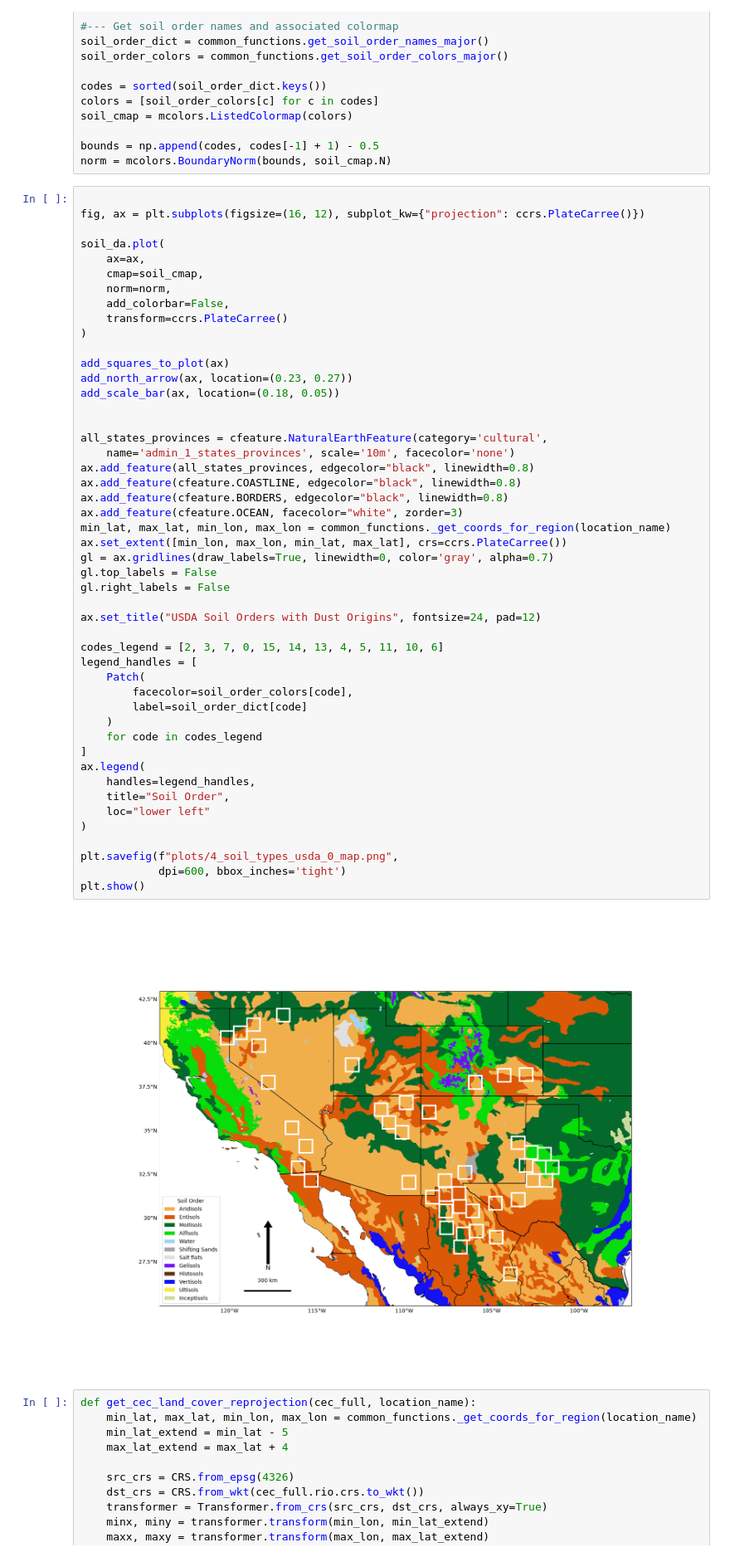
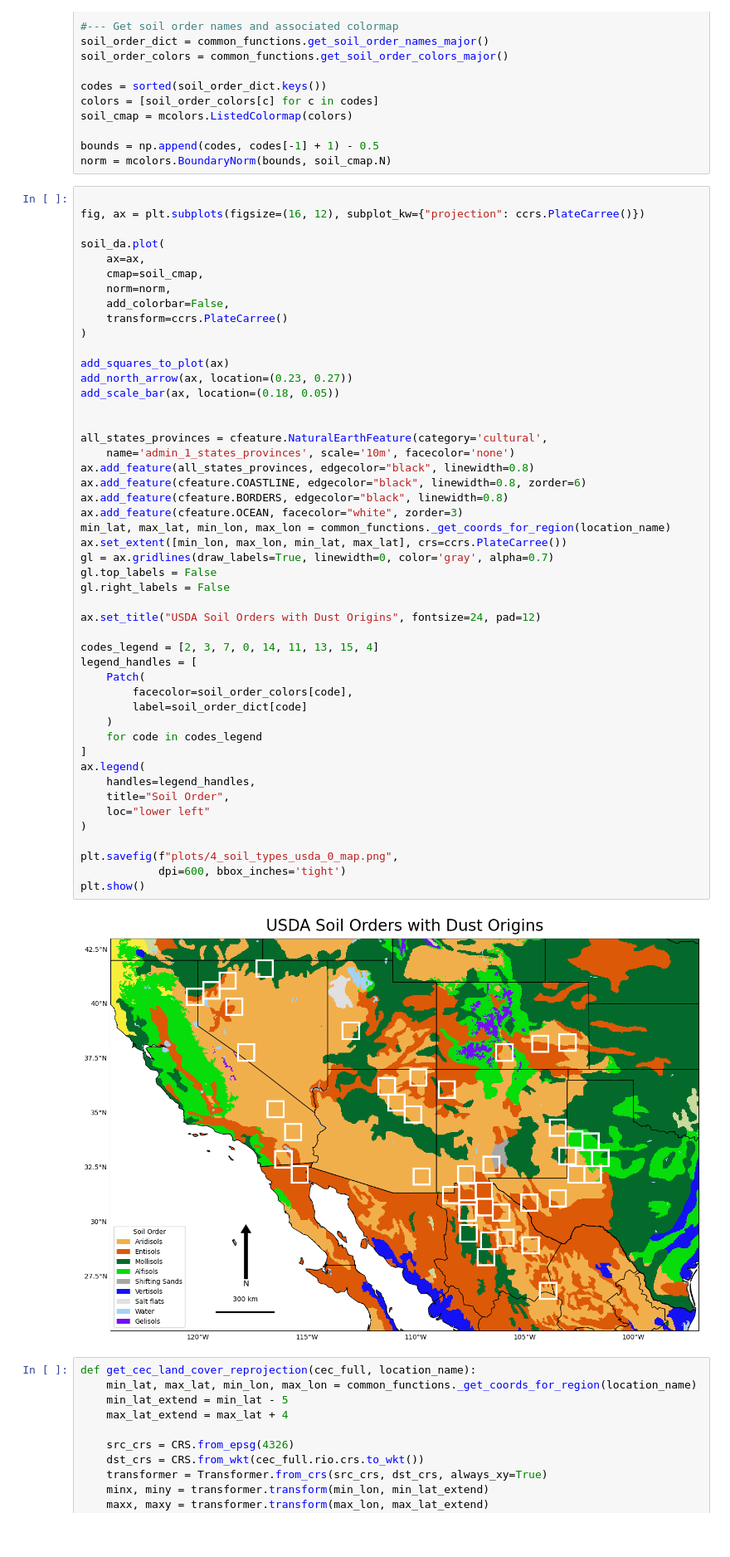
Before and after one commit to jesseturner/WLDAS_Analysis, a Jupyter notebook: ANALYSIS_map_figures.ipynb, the cells around one changed output. Shown at 83% size. Saved outputs shown, nothing was run; the diff lists cells and outputs as text; blank space fills up the shorter version.

```diff
--- a/ANALYSIS_map_figures.ipynb
+++ b/ANALYSIS_map_figures.ipynb
@@ -284,36 +285,36 @@ add_scale_bar(ax, location=(0.18, 0.05))
 all_states_provinces = cfeature.NaturalEarthFeature(category='cultural',
     name='admin_1_states_provinces', scale='10m', facecolor='none')
 ax.add_feature(all_states_provinces, edgecolor="black", linewidth=0.8)
-ax.add_feature(cfeature.COASTLINE, edgecolor="black", linewidth=0.8)
+ax.add_feature(cfeature.COASTLINE, edgecolor="black", linewidth=0.8, zorder=6)
 ax.add_feature(cfeature.BORDERS, edgecolor="black", linewidth=0.8)
 ax.add_feature(cfeature.OCEAN, facecolor="white", zorder=3)
 min_lat, max_lat, min_lon, max_lon = common_functions._get_coords_for_region(location_name)
 ax.set_extent([min_lon, max_lon, min_lat, max_lat], crs=ccrs.PlateCarree())
 gl = ax.gridlines(draw_labels=True, linewidth=0, color='gray', alpha=0.7)
 gl.top_labels = False
 gl.right_labels = False
 
 ax.set_title("USDA Soil Orders with Dust Origins", fontsize=24, pad=12)
 
-codes_legend = [2, 3, 7, 0, 15, 14, 13, 4, 5, 11, 10, 6]
+codes_legend = [2, 3, 7, 0, 14, 11, 13, 15, 4]
 legend_handles = [
     Patch(
         facecolor=soil_order_colors[code],
         label=soil_order_dict[code]
     )
     for code in codes_legend
 ]
 ax.legend(
     handles=legend_handles,
     title="Soil Order",
     loc="lower left"
 )
 
 plt.savefig(f"plots/4_soil_types_usda_0_map.png",
             dpi=600, bbox_inches='tight')
 plt.show()
 # %% [output]
-[figure, old version]
+[figure, new version]
 # %%
 def get_cec_land_cover_reprojection(cec_full, location_name):
     min_lat, max_lat, min_lon, max_lon = common_functions._get_coords_for_region(location_name)
```
Also changed, not shown: parts of 9 cells of this notebook, 2 other files.
